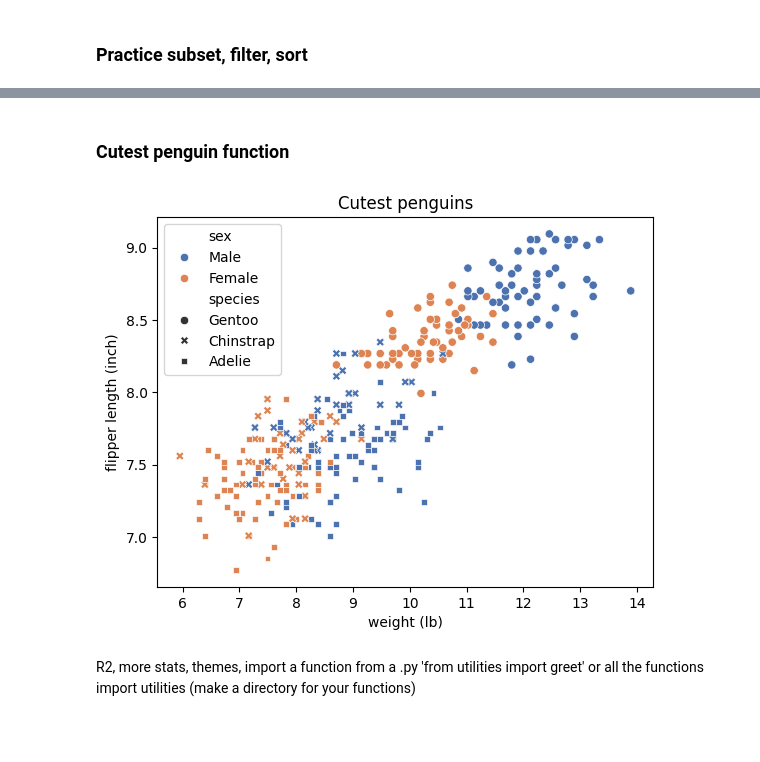
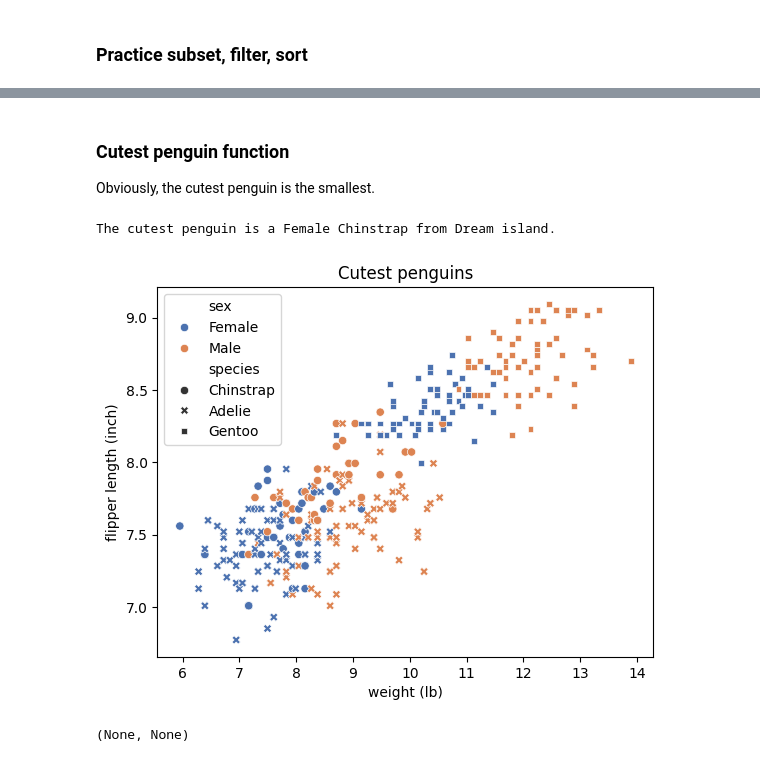
Before and after one commit to etaagen/python-projects, a Jupyter notebook: penguinProject.ipynb, the cells around one changed output, grey strips where cells are left out. Drawn from its saved outputs; the diff is of its cells as text; code cells hidden in the pictures; blank space fills up the shorter version.

```diff
--- a/penguinProject.ipynb
+++ b/penguinProject.ipynb
@@ -270,33 +271,35 @@ Torgersen Adelie         24    23
 [333 rows x 2 columns]
 # %% [markdown]
 ### Cutest penguin function <a class="anchor" id="cutest-penguin-function"></a>
+
+Obviously, the cutest penguin is the smallest.
 # %%
 ### writing functions
 def cutest_penguin(df):
     """
     Function to find the cutest penguin - heaviest and shortest flipper
     parameter is the dataframe
     """
-    cutest = df.sort_values(by = ['body_mass_g', 'flipper_length_mm'], ascending= [False, True]) #inplace = True would change the original df
+    cutest = df.sort_values(by = ['body_mass_g', 'flipper_length_mm'], ascending= [True, True]) #inplace = True would change the original df
 
     # convert to us units
     # 1 g = 0.00220462 lbs
     # 1 mm = 0.0393701 inch
     cutest['weight_lb'] = cutest['body_mass_g'] * 0.00220462
     cutest['flipper_inch'] = cutest['flipper_length_mm'] * 0.0393701
 
+
     base_plot = sns.scatterplot(data = cutest, x = 'weight_lb', y = 'flipper_inch', hue ='sex', style = 'species', palette = 'deep')
     plt.xlabel("weight (lb)")
     plt.ylabel('flipper length (inch)')
     plt.title("Cutest penguins")
-    return plt.show()
-    #return cutest
+    # return the text and plot
+    return print("The cutest penguin is a " + str(cutest.iloc[0, 6]) + " " + str(cutest.iloc[0, 0]) + " from " + str(cutest.iloc[0, 1]) + " island." ), plt.show()
 
+
+# call function
 cutest_penguin(penguins_drop)
-#(then some stats, and hypothesis testing)
-# prediction model - song genere based on lyrics
 # %% [output]
+The cutest penguin is a Female Chinstrap from Dream island.
-[figure, old version]
+[figure, new version]
+(None, None)
-# %% [markdown]
-
-R2, more stats, themes, import a function from a .py 'from utilities import greet'  or all the functions import utilities (make a directory for your functions)
```
Also changed, not shown: parts of 3 cells of this notebook.
